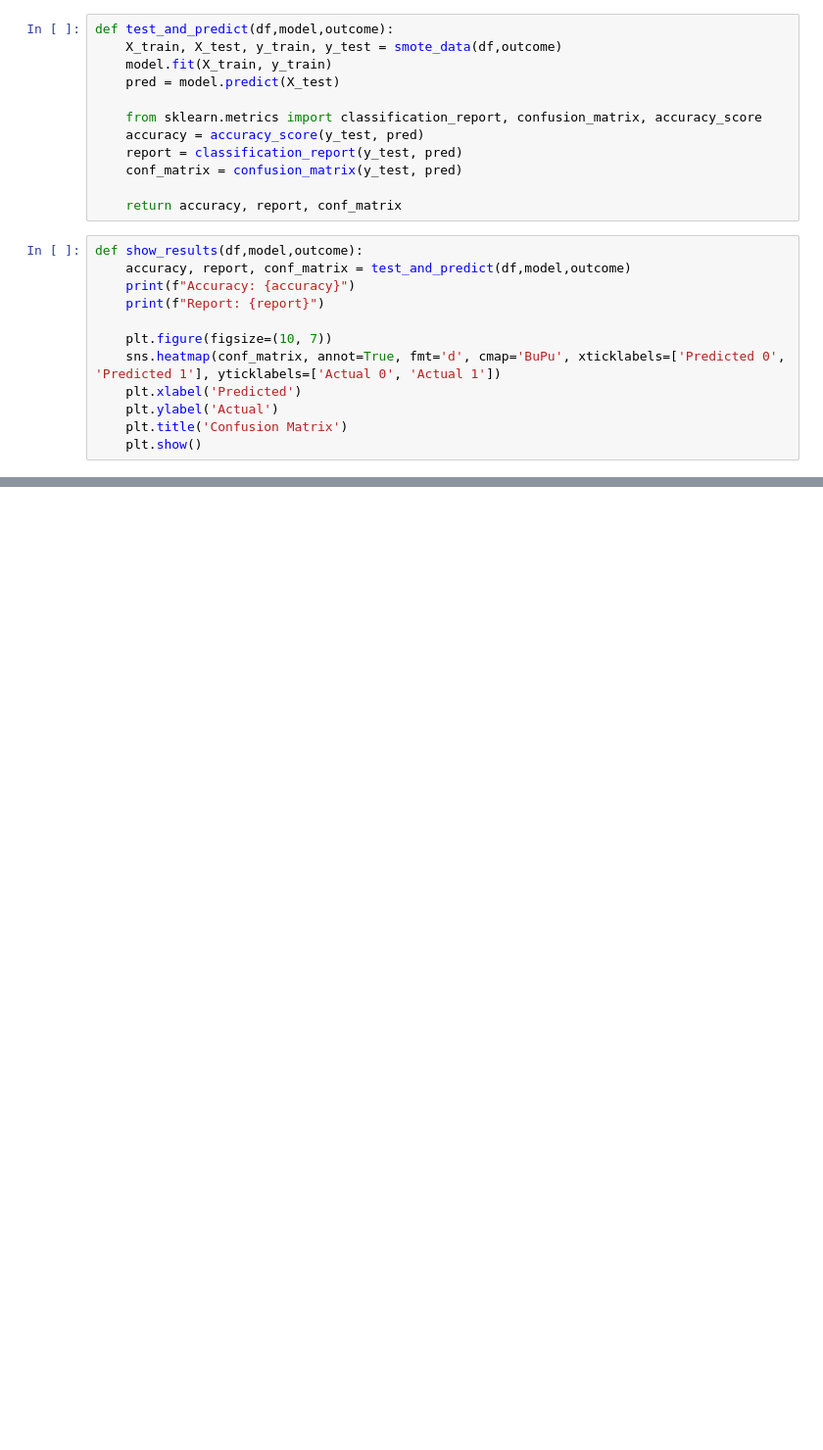
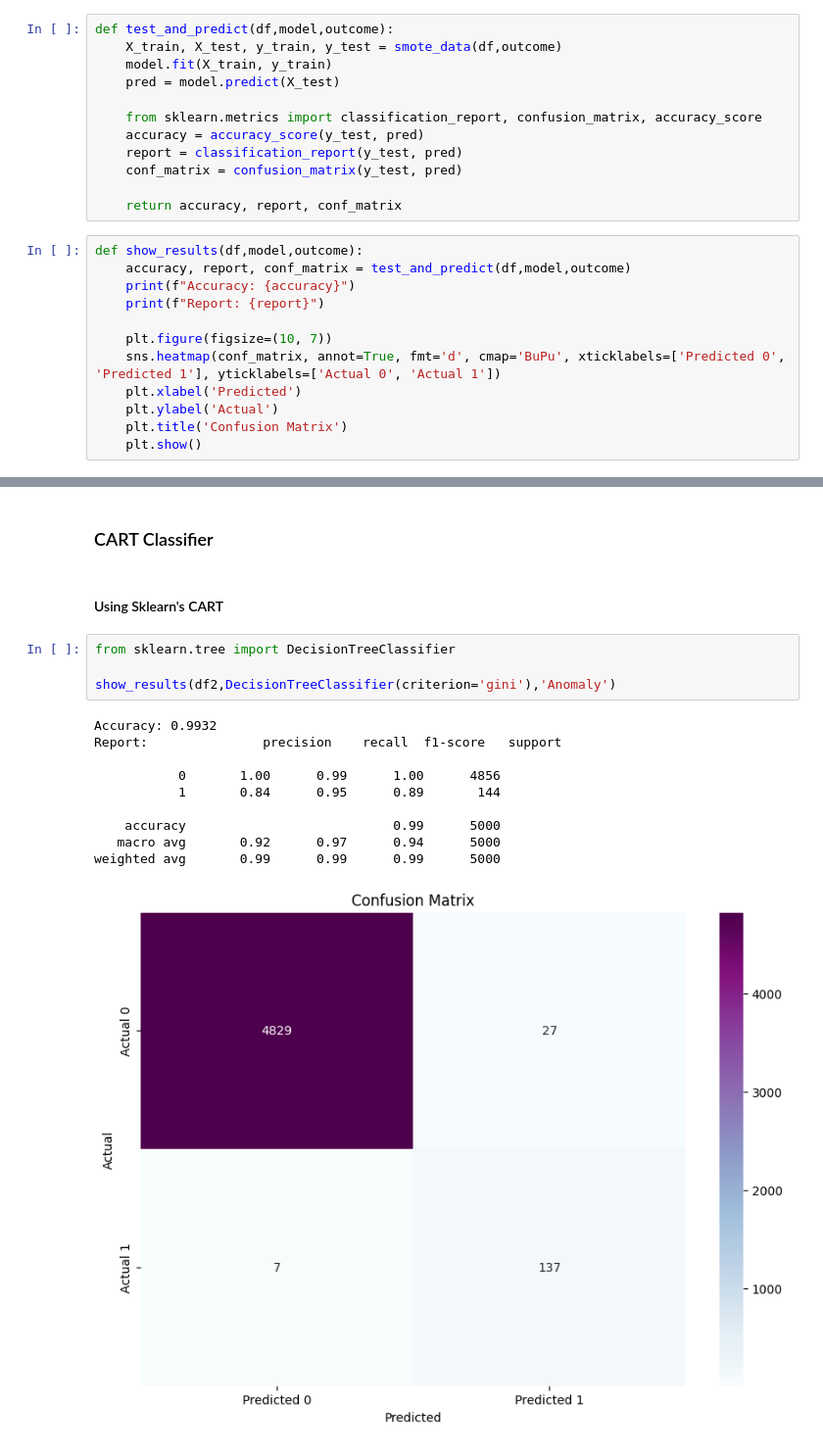
Before and after one commit to zoddtheimmortal/ml-assignments, a Jupyter notebook: a2/main.ipynb, the cells around one changed output, grey strips where cells are left out. Shown at 98% size. Drawn from its saved outputs; the diff is of its cells as text; blank space fills up the shorter version.

Commit message:
feat: a2: add model training for id3,cart,rf
add id3: custom && sklearn
add cart: sklearn && ydf
add rf: ydf

```diff
--- a/a2/main.ipynb
+++ b/a2/main.ipynb
@@ -281,3 +275,22 @@ Report:               precision    recall  f1-score   support
    macro avg       0.98      0.99      0.98      5000
 weighted avg       1.00      1.00      1.00      5000
 [figure]
+# %% [markdown]
+### CART Classifier
+# %% [markdown]
+#### Using Sklearn's CART
+# %%
+from sklearn.tree import DecisionTreeClassifier
+
+show_results(df2,DecisionTreeClassifier(criterion='gini'),'Anomaly')
+# %% [output]
+Accuracy: 0.9932
+Report:               precision    recall  f1-score   support
+
+           0       1.00      0.99      1.00      4856
+           1       0.84      0.95      0.89       144
+
+    accuracy                           0.99      5000
+   macro avg       0.92      0.97      0.94      5000
+weighted avg       0.99      0.99      0.99      5000
+[figure, added]
```
Also changed, not shown: parts of 16 cells of this notebook, 4 other files.
